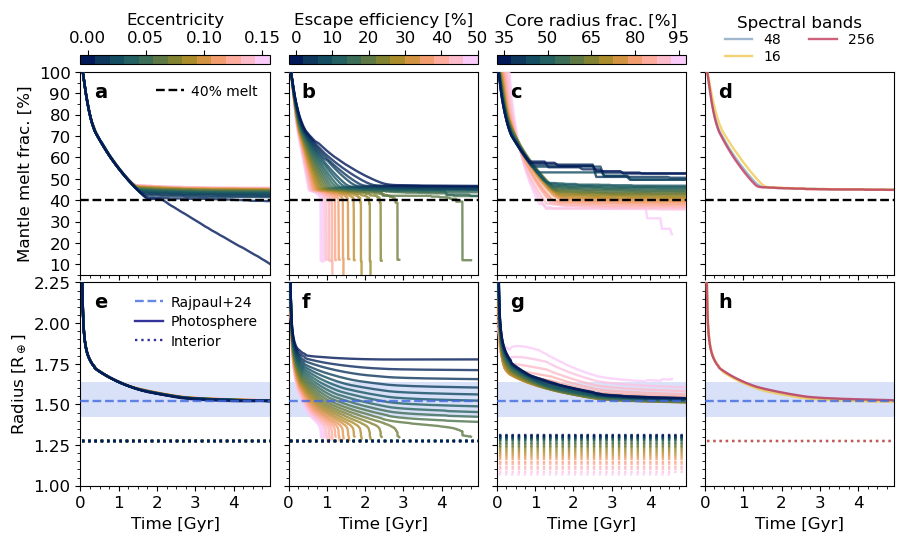
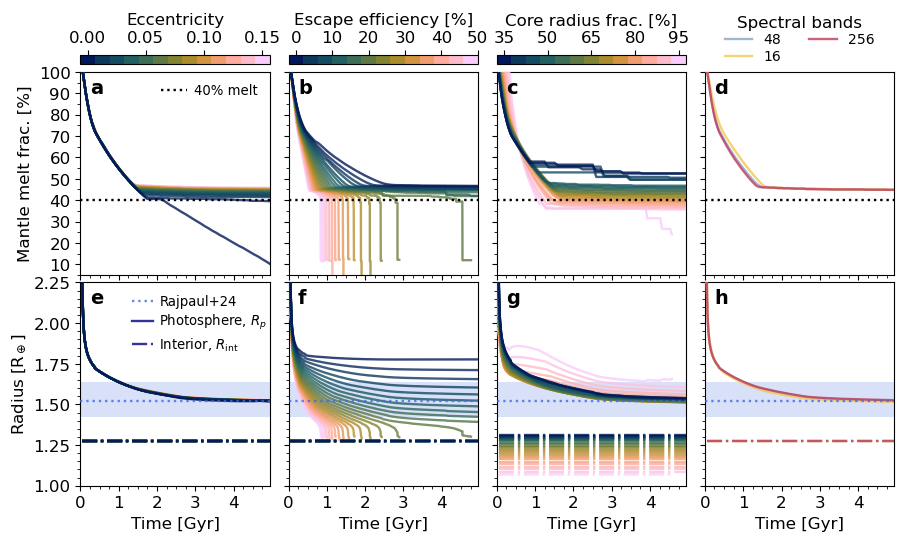
Code edit (unified diff) that turned the first committed figure into the second:
--- before
+++ after
@@ -72,5 +72,5 @@
         #    interior
         y_arr = np.array(grid.helps[i]["R_int"])/R_earth
-        ax.plot(x_arr, y_arr, c=col, alpha=params["alpha"], lw=params["lw"],  zorder=10, ls='dotted')
+        ax.plot(x_arr, y_arr, c=col, alpha=params["alpha"], lw=params["lw"],  zorder=10, ls='dashdot')
 
     # colorbar?
@@ -107,7 +107,7 @@
         ax.set_yticklabels([])
 
-    ax.axhline(y=40.0, color='k', lw=params["lw"], ls='--', zorder=12, label="40% melt")
+    ax.axhline(y=40.0, color='k', lw=params["lw"], ls='dotted', zorder=12, label="40% melt")
     if j == 0:
-        ax.legend( frameon=False, fontsize=10, loc='upper right', handletextpad=0.5, labelspacing=0.4)
+        ax.legend( frameon=False, fontsize=9.5, loc='upper right', handletextpad=0.5, labelspacing=0.4)
 
 axs[2,0].set_ylabel(r"Radius [R$_\oplus$]")
@@ -122,5 +122,5 @@
     c = 'royalblue'
     ax.fill_between([xmin,xmax],y+0.119,y-0.098, color=c, zorder=1, alpha=0.2, edgecolor='none')
-    ax.axhline(y=y, color=c,   lw=params["lw"], zorder=21, label="Rajpaul+24", alpha=params["alpha"], ls='dashed')
+    ax.axhline(y=y, color=c,   lw=params["lw"], zorder=21, label="Rajpaul+24", alpha=params["alpha"], ls='dotted')
 
     # y = 1.627
@@ -129,10 +129,11 @@
 
     if j == 0:
-        ax.plot([],[], color='navy', alpha=params["alpha"], lw=params["lw"], ls='solid',  label=r"Photosphere")
-        ax.plot([],[], color='navy', alpha=params["alpha"], lw=params["lw"], ls='dotted', label=r"Interior")
-        ax.legend( frameon=False, fontsize=10, loc='upper right', handletextpad=0.5, labelspacing=0.4)
+        ax.plot([],[], color='navy', alpha=params["alpha"], lw=params["lw"], ls='solid',  label=r"Photosphere, $R_p$")
+        ax.plot([],[], color='navy', alpha=params["alpha"], lw=params["lw"], ls='dashdot', label=r"Interior, $R_\text{int}$")
+        ax.legend( frameon=False, fontsize=9.5, loc='upper right', handletextpad=0.5, labelspacing=0.3, handlelength=1.6,
+                  bbox_to_anchor=(1.05,1.0))
 
 for j,ax in enumerate(axs[1:,:].flatten()):
-    ax.text(0.07, 0.95, alphabet[j], transform=ax.transAxes, zorder=99,
+    ax.text(0.05, 0.97, alphabet[j], transform=ax.transAxes, zorder=99,
             fontsize=14, va='top', ha='left', fontweight='bold',)
 

Commit: Remove figure text stroke, for SN copyediting